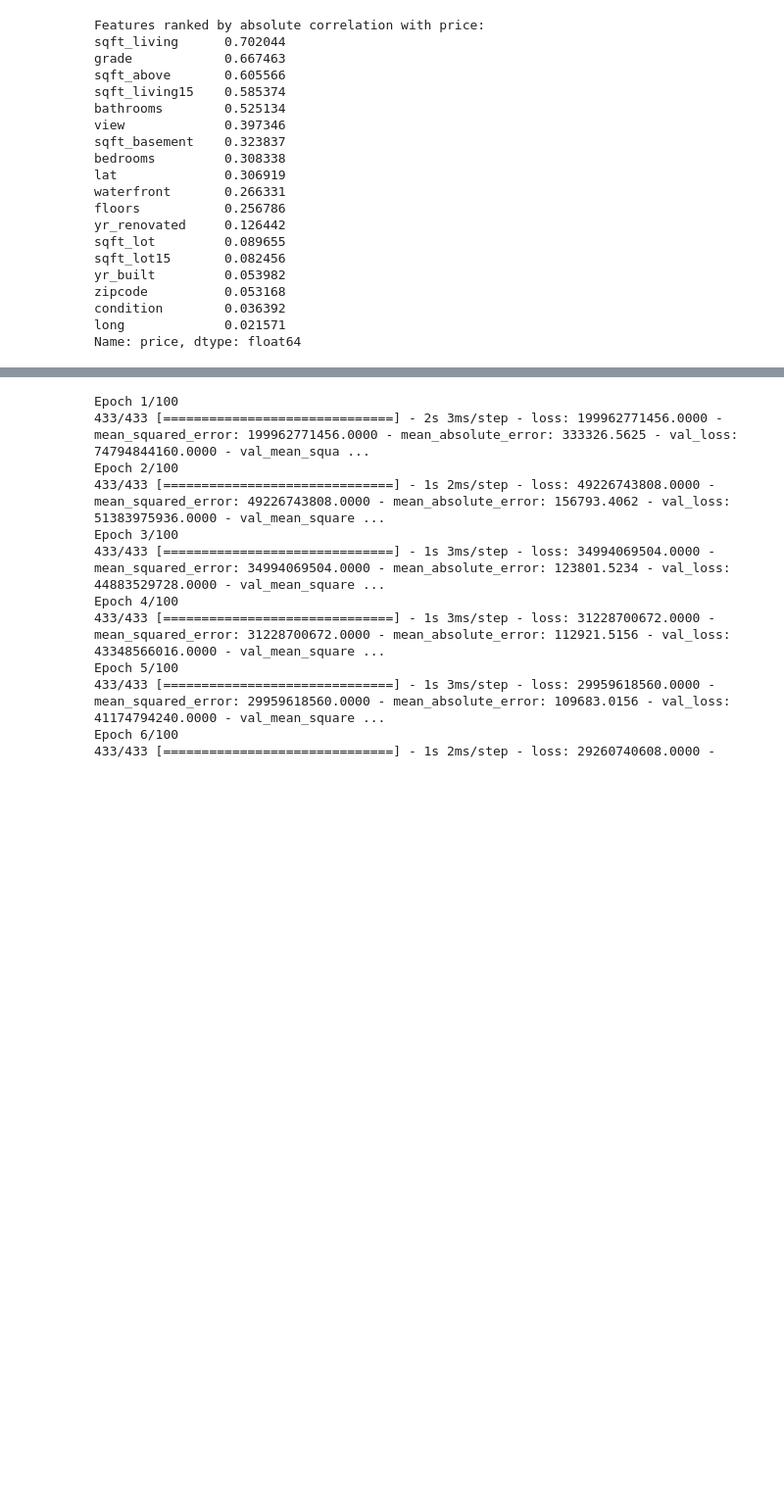
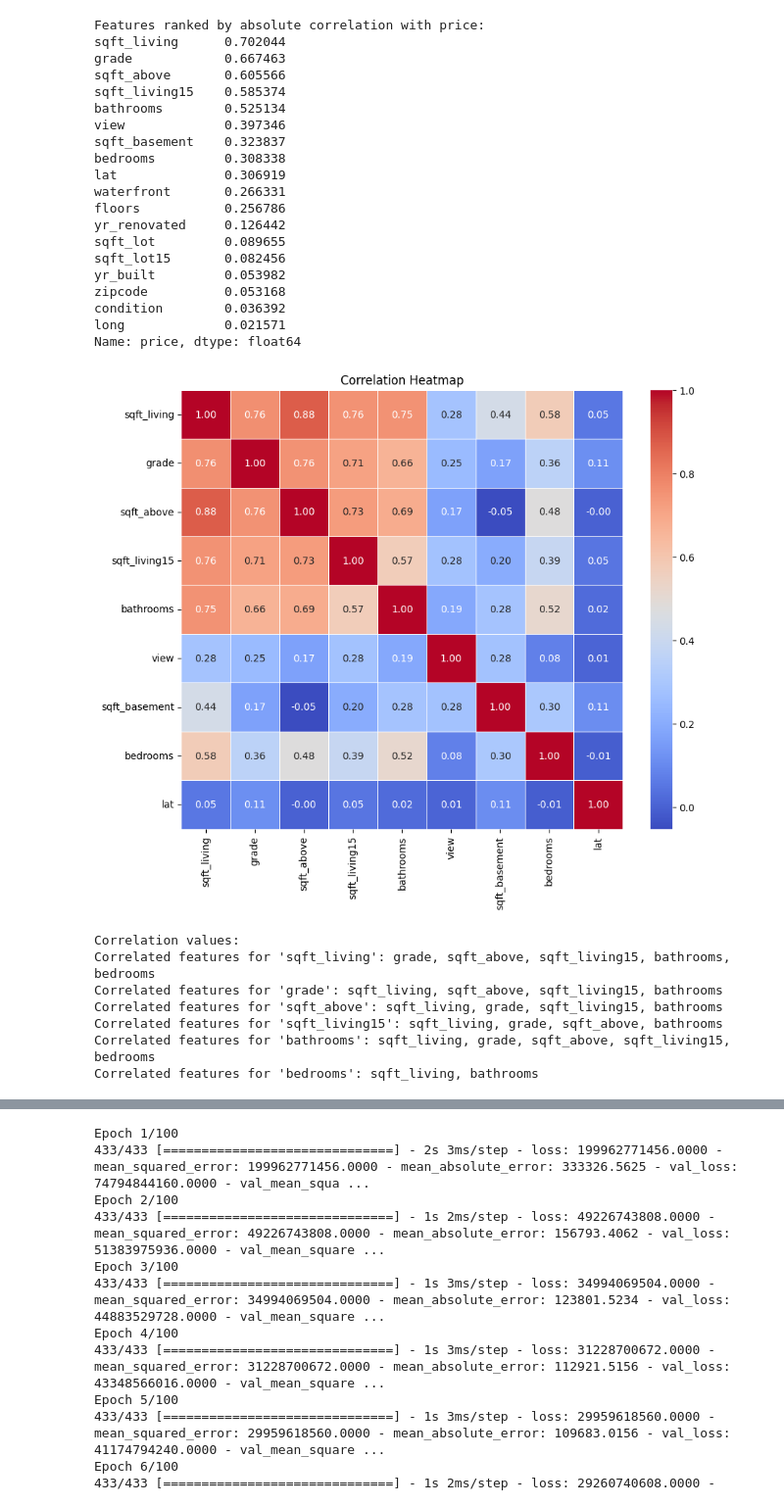
Before and after one commit to camilla8989/pythonstudy, a Jupyter notebook: House_Price.ipynb, the cells around one changed output, grey strips where cells are left out. Shown at 98% size. Drawn from its saved outputs; the diff is of its cells as text; code cells hidden in the pictures; blank space fills up the shorter version.

```diff
--- a/House_Price.ipynb
+++ b/House_Price.ipynb
@@ -105,3 +154,51 @@ zipcode          0.053168
 condition        0.036392
 long             0.021571
 Name: price, dtype: float64
+# %%
+import pandas as pd
+import numpy as np
+import seaborn as sns
+import matplotlib.pyplot as plt
+from sklearn.preprocessing import StandardScaler
+
+# Load the dataset
+df = pd.read_csv('house_dataset.csv')
+
+# Remove 'id', 'date', 'price' columns
+df_filtered = df.drop(['id', 'date', 'price'], axis=1)
+
+# Scale the features
+scaler = StandardScaler()
+scaled_features = scaler.fit_transform(df_filtered)
+
+# Create a DataFrame with scaled features
+df_scaled = pd.DataFrame(scaled_features, columns=df_filtered.columns)
+
+# Select specific features for correlation analysis
+selected_features = ['sqft_living', 'grade', 'sqft_above', 'sqft_living15', 'bathrooms', 'view', 'sqft_basement', 'bedrooms', 'lat']
+
+# Perform correlation analysis
+corr_matrix = df_scaled[selected_features].corr()
+
+# Plot correlation heatmap
+plt.figure(figsize=(10, 8))
+sns.heatmap(corr_matrix, annot=True, cmap='coolwarm', fmt=".2f", linewidths=0.5)
+plt.title("Correlation Heatmap")
+plt.show()
+
+# Print correlation values
+print("Correlation values:")
+for feature in corr_matrix.columns:
+    correlated_features = corr_matrix[corr_matrix[feature] > 0.5].index.tolist()
+    correlated_features.remove(feature)
+    if correlated_features:
+        print(f"Correlated features for '{feature}': {', '.join(correlated_features)}")
+# %% [output]
+[figure, added]
+Correlation values:
+Correlated features for 'sqft_living': grade, sqft_above, sqft_living15, bathrooms, bedrooms
+Correlated features for 'grade': sqft_living, sqft_above, sqft_living15, bathrooms
+Correlated features for 'sqft_above': sqft_living, grade, sqft_living15, bathrooms
+Correlated features for 'sqft_living15': sqft_living, grade, sqft_above, bathrooms
+Correlated features for 'bathrooms': sqft_living, grade, sqft_above, sqft_living15, bedrooms
+Correlated features for 'bedrooms': sqft_living, bathrooms
```
Also changed, not shown: parts of 5 cells of this notebook.
